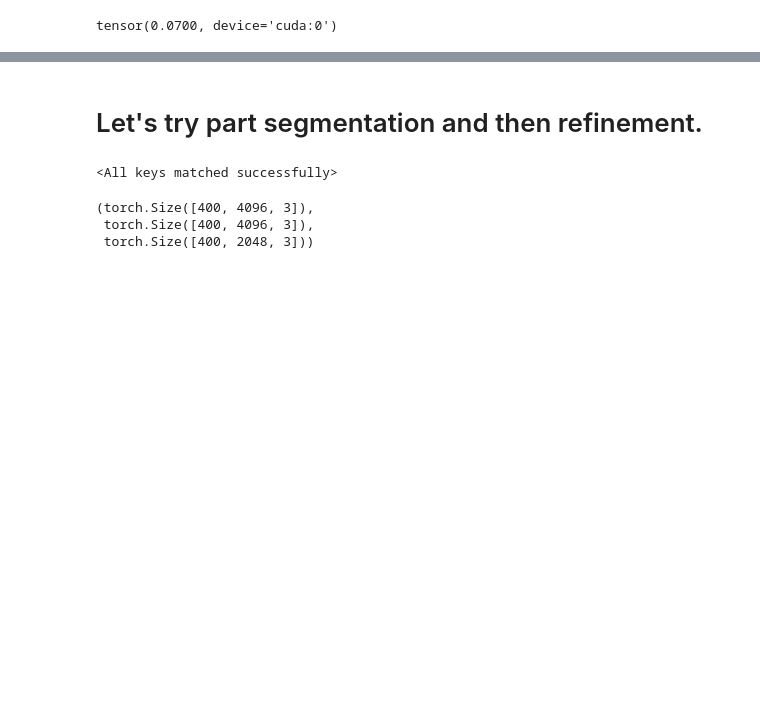
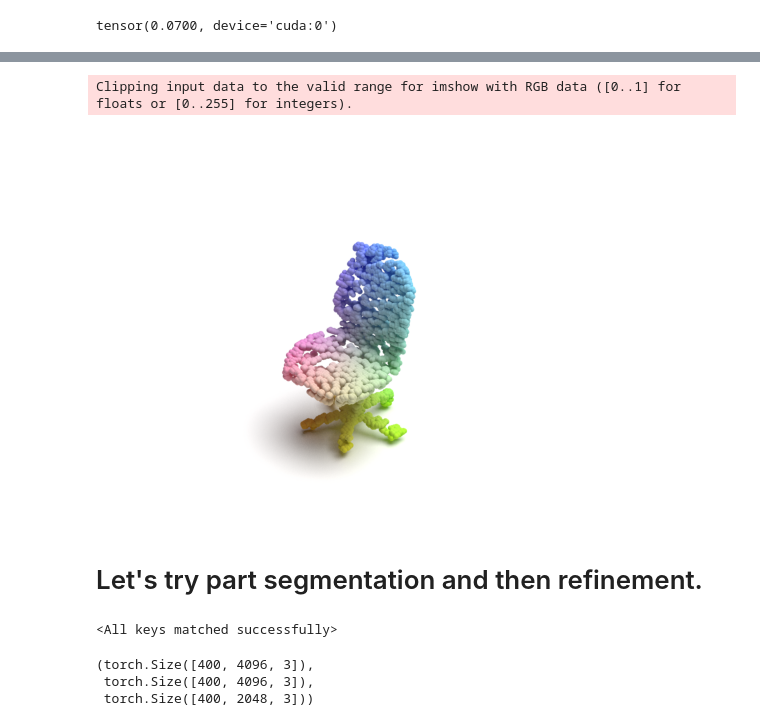
Before and after one commit to kristiyansakalyan/coarse-to-fine-shapes, a Jupyter notebook: train_PVCNN_Upsample-Noise-Global-Chair-Attention-Upsampler-Patch-Based.ipynb, the cells around one changed output, grey strips where cells are left out. Drawn from its saved outputs; the diff is of its cells as text; code cells hidden in the pictures; blank space fills up the shorter version.

```diff
--- a/train_PVCNN_Upsample-Noise-Global-Chair-Attention-Upsampler-Patch-Based.ipynb
+++ b/train_PVCNN_Upsample-Noise-Global-Chair-Attention-Upsampler-Patch-Based.ipynb
@@ -559,5 +632,5 @@ from visuals.mitsuba_vis import render_mitsuba
 import matplotlib.pyplot as plt
 
 input_img = render_mitsuba(input_pc.cpu().numpy(), "./input.xml", fov=20, radius=0.015)
-output_img = render_mitsuba(output_pc.cpu().numpy(), "./output.xml", fov=20, radius=0.015)
+output_img = render_mitsuba(output_pc.cpu().numpy(), "./output.xml", fov=20, radius=0.015, n_points=NPOINTS)
 # %% [output]
@@ -573,3 +646,10 @@ Clipping input data to the valid range for imshow with RGB data ([0..1] for floa
+# %%
+plt.axis("off")
+plt.imshow(output_img ** (1.0 / 2.2)); # approximate sRGB tonemapping
+plt.savefig("Output-Upsampled-Chair-PVD.png", bbox_inches='tight', pad_inches=0, dpi=400)
+# %% [output]
+Clipping input data to the valid range for imshow with RGB data ([0..1] for floats or [0..255] for integers).
+[figure, added]
 # %% [markdown]
 # Let's try part segmentation and then refinement.
 # %%
```
Also changed, not shown: parts of 33 cells of this notebook, 14 other files.
